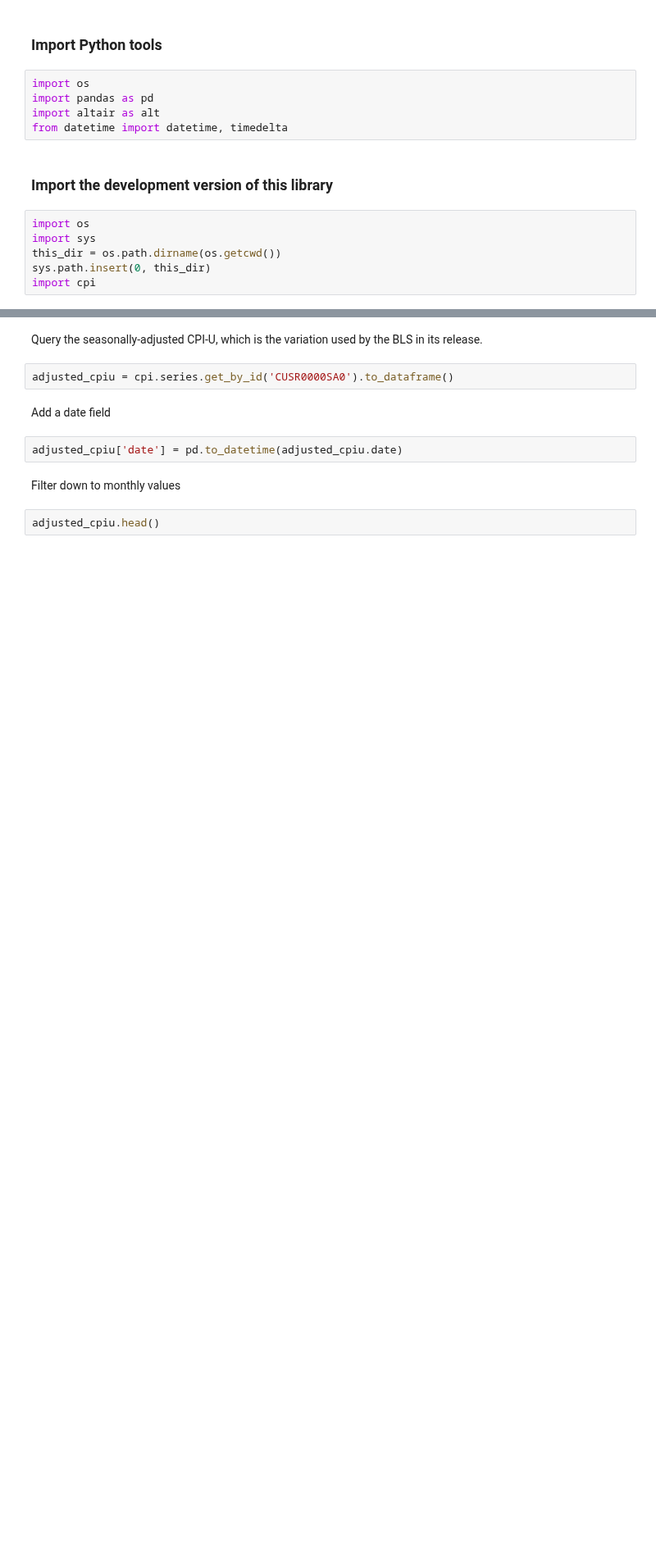
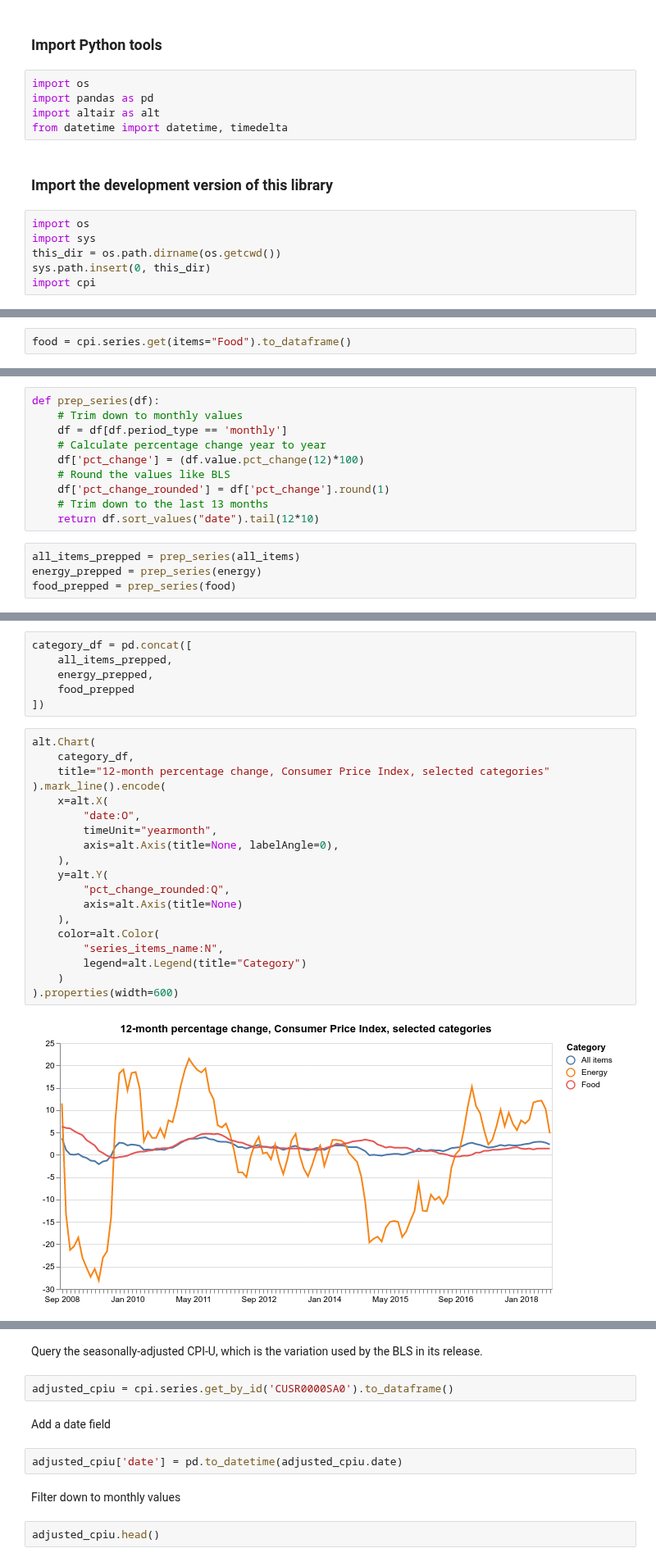
Before and after one commit to palewire/cpi, a Jupyter notebook: notebooks/analysis.ipynb, the cells around one changed output, grey strips where cells are left out. Shown at 82% size. Drawn from its saved outputs; the diff is of its cells as text; blank space fills up the shorter version.

Commit message:
Created another one of the BLS charts to proof my stuff

```diff
--- a/notebooks/analysis.ipynb
+++ b/notebooks/analysis.ipynb
@@ -21,0 +34,2 @@ import cpi
+# %%
+food = cpi.series.get(items="Food").to_dataframe()
@@ -21,0 +38,14 @@ import cpi
+# %%
+def prep_series(df):
+    # Trim down to monthly values
+    df = df[df.period_type == 'monthly']
+    # Calculate percentage change year to year
+    df['pct_change'] = (df.value.pct_change(12)*100)
+    # Round the values like BLS
+    df['pct_change_rounded'] = df['pct_change'].round(1)
+    # Trim down to the last 13 months
+    return df.sort_values("date").tail(12*10)
+# %%
+all_items_prepped = prep_series(all_items)
+energy_prepped = prep_series(energy)
+food_prepped = prep_series(food)
@@ -22,3 +63,30 @@ import cpi
+# %%
+category_df = pd.concat([
+    all_items_prepped,
+    energy_prepped,
+    food_prepped
+])
+# %%
+alt.Chart(
+    category_df,
+    title="12-month percentage change, Consumer Price Index, selected categories"
+).mark_line().encode(
+    x=alt.X(
+        "date:O",
+        timeUnit="yearmonth",
+        axis=alt.Axis(title=None, labelAngle=0),
+    ),
+    y=alt.Y(
+        "pct_change_rounded:Q",
+        axis=alt.Axis(title=None)
+    ),
+    color=alt.Color(
+        "series_items_name:N",
+        legend=alt.Legend(title="Category")
+    )
+).properties(width=600)
+# %% [output]
+[figure, added]
 # %% [markdown]
 ### Match monthly analysis published by the BLS.
 
```
Also changed, not shown: parts of 8 cells of this notebook, 1 other file.
